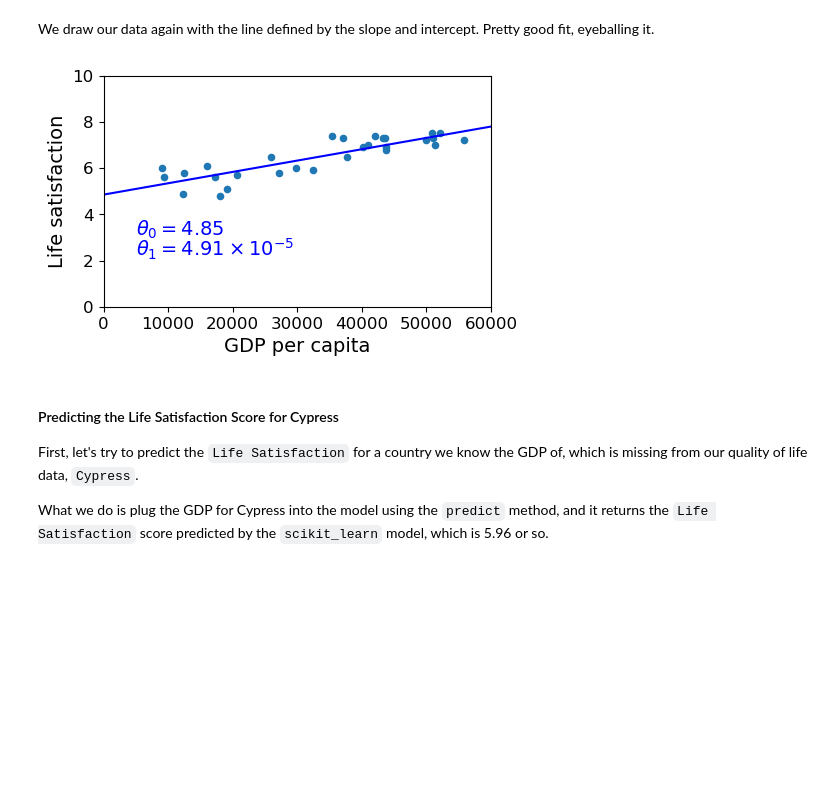
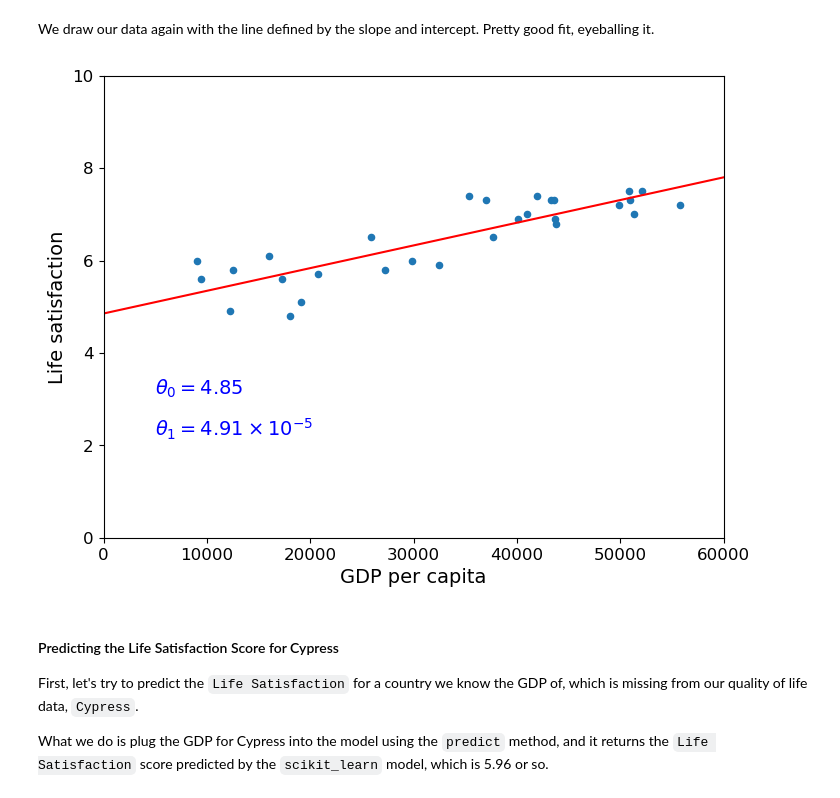
Before and after one commit to gawron/python-for-social-science, a Jupyter notebook: text_classification/simple_regression.ipynb, the cells around one changed output. Drawn from its saved outputs; the diff is of its cells as text; code cells hidden in the pictures; blank space fills up the shorter version.

```diff
--- a/text_classification/simple_regression.ipynb
+++ b/text_classification/simple_regression.ipynb
@@ -351,15 +355,20 @@ reshaping the data if necessary.
 # %% [markdown]
 We draw our data again with the line defined by the slope and intercept. Pretty good fit, eyeballing it.
 # %%
-sample_data.plot(kind='scatter', x="GDP per capita", y='Life satisfaction', figsize=(5,3))
-plt.axis([0, 60000, 0, 10])
+(f,ax) = plt.subplots(1,1,figsize=(8,6))
+ax.set_xlim(0,60_000)
+ax.set_ylim(0,10)
+#plt.axis([0, 60000, 0, 10])
 X=np.linspace(0, 60000, 1000)
-plt.plot(X, theta0 + theta1*X, "b")
-plt.text(5000, 3.1, r"$\theta_0 = 4.85$", fontsize=14, color="b")
-plt.text(5000, 2.2, r"$\theta_1 = 4.91 \times 10^{-5}$", fontsize=14, color="b")
-None
+#ax.plot(X, theta0 + theta1*X, "r")
+ax.text(5000, 3.1, r"$\theta_0 = 4.85$", fontsize=14, color="b")
+ax.text(5000, 2.2, r"$\theta_1 = 4.91 \times 10^{-5}$", fontsize=14, color="b")
+sample_data.plot(kind='scatter', x="GDP per capita", y='Life satisfaction',ax=ax)
+ax.plot(X, theta0 + theta1*X, "r")
+#None
+plt.show()
 # %% [output]
-[figure, old version]
+[figure, new version]
 # %% [markdown]
 #### Predicting the Life Satisfaction Score for Cypress
 
```
Also changed, not shown: parts of 69 cells of this notebook.
